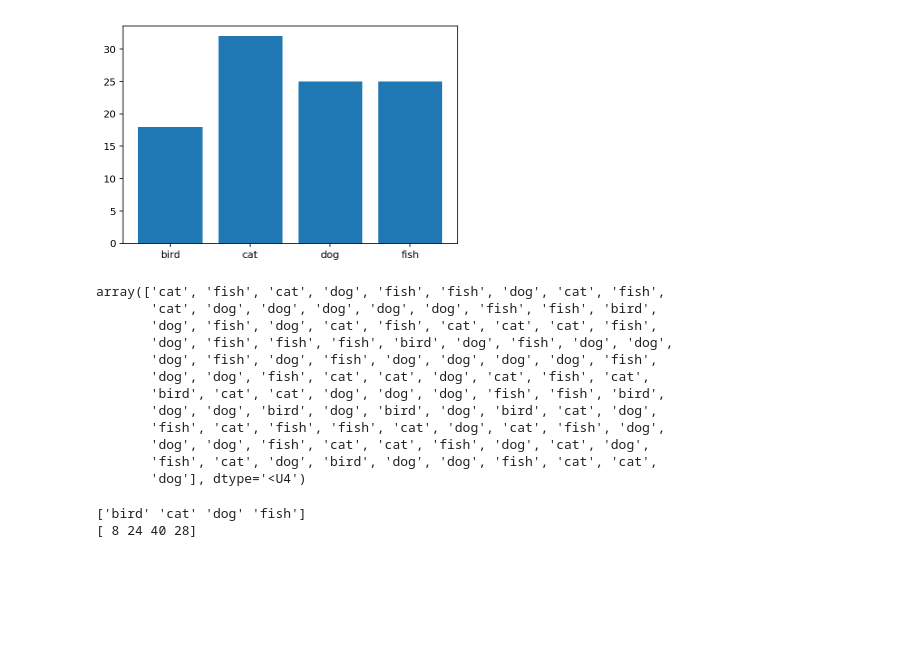
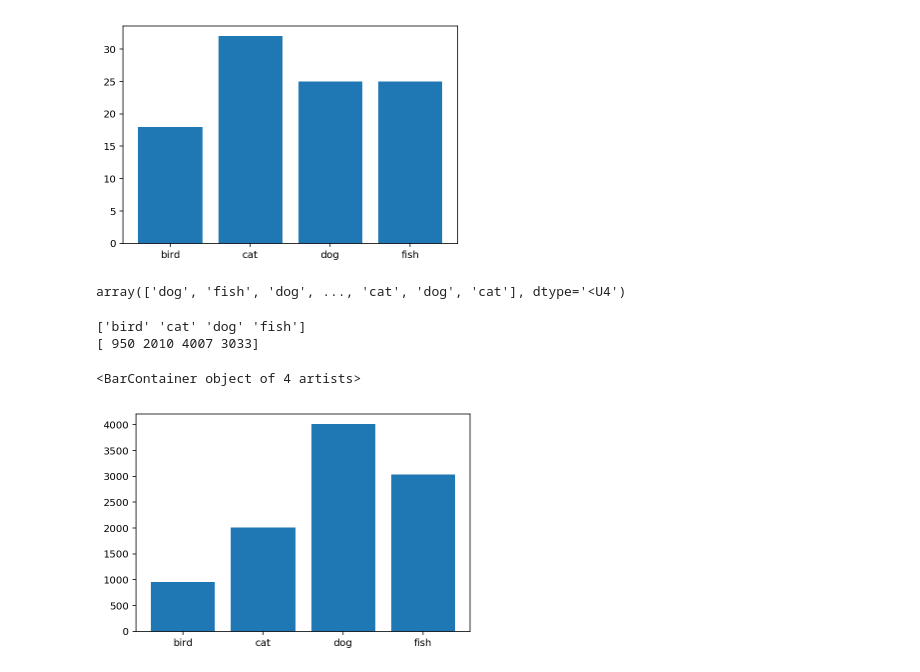
Before and after one commit to worasuch/LearnPython, a Jupyter notebook: numpy_distribution_uniform_normal.ipynb, the cells around one changed output. Drawn from its saved outputs; the diff is of its cells as text; code cells hidden in the pictures; blank space fills up the shorter version.

Commit message:
randomly split

```diff
--- a/numpy_distribution_uniform_normal.ipynb
+++ b/numpy_distribution_uniform_normal.ipynb
@@ -181,25 +181,19 @@ plt.bar(u, counts)
 [figure]
 # %%
 pet=np.array(['cat', 'dog', 'bird', 'fish'])
-c=np.random.choice(pet, size=100, replace=True, p=[.2, .4, .1, .3])
+c=np.random.choice(pet, size=10000, replace=True, p=[.2, .4, .1, .3])
 c
 # %% [output]
-array(['cat', 'fish', 'cat', 'dog', 'fish', 'fish', 'dog', 'cat', 'fish',
-       'cat', 'dog', 'dog', 'dog', 'dog', 'dog', 'fish', 'fish', 'bird',
-       'dog', 'fish', 'dog', 'cat', 'fish', 'cat', 'cat', 'cat', 'fish',
-       'dog', 'fish', 'fish', 'fish', 'bird', 'dog', 'fish', 'dog', 'dog',
-       'dog', 'fish', 'dog', 'fish', 'dog', 'dog', 'dog', 'dog', 'fish',
-       'dog', 'dog', 'fish', 'cat', 'cat', 'dog', 'cat', 'fish', 'cat',
-       'bird', 'cat', 'cat', 'dog', 'dog', 'dog', 'fish', 'fish', 'bird',
-       'dog', 'dog', 'bird', 'dog', 'bird', 'dog', 'bird', 'cat', 'dog',
-       'fish', 'cat', 'fish', 'fish', 'cat', 'dog', 'cat', 'fish', 'dog',
-       'dog', 'dog', 'fish', 'cat', 'cat', 'fish', 'dog', 'cat', 'dog',
-       'fish', 'cat', 'dog', 'bird', 'dog', 'dog', 'fish', 'cat', 'cat',
-       'dog'], dtype='<U4')
+array(['dog', 'fish', 'dog', ..., 'cat', 'dog', 'cat'], dtype='<U4')
 # %%
 u, counts=np.unique(c, return_counts=True)
 print(u)
 print(counts)
 # %% [output]
 ['bird' 'cat' 'dog' 'fish']
-[ 8 24 40 28]
+[ 950 2010 4007 3033]
+# %%
+plt.bar(u, counts)
+# %% [output]
+<BarContainer object of 4 artists>
+[figure, added]
```
Also changed, not shown: 1 other file.
